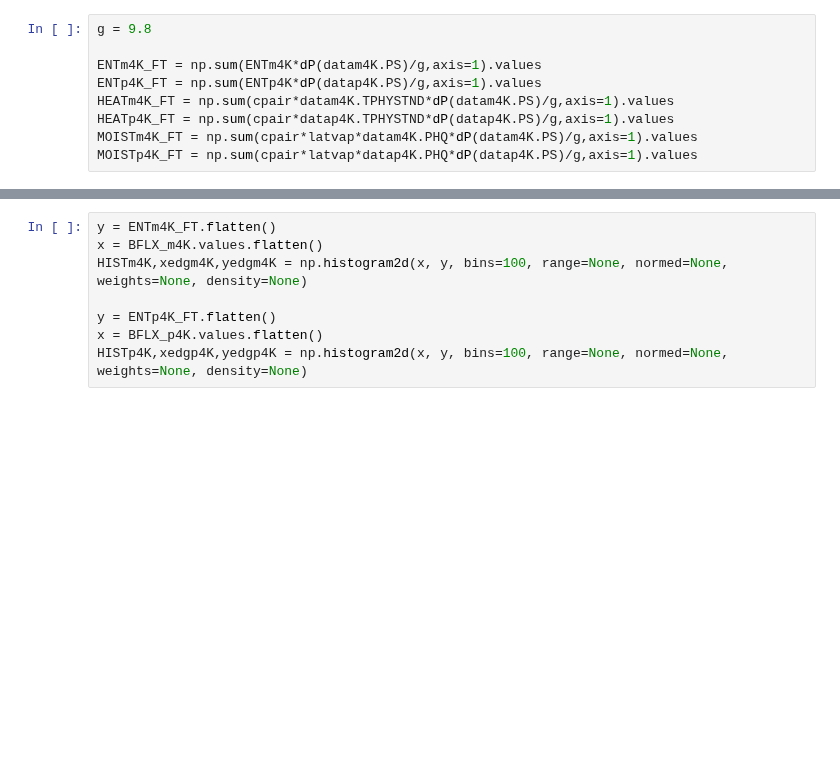
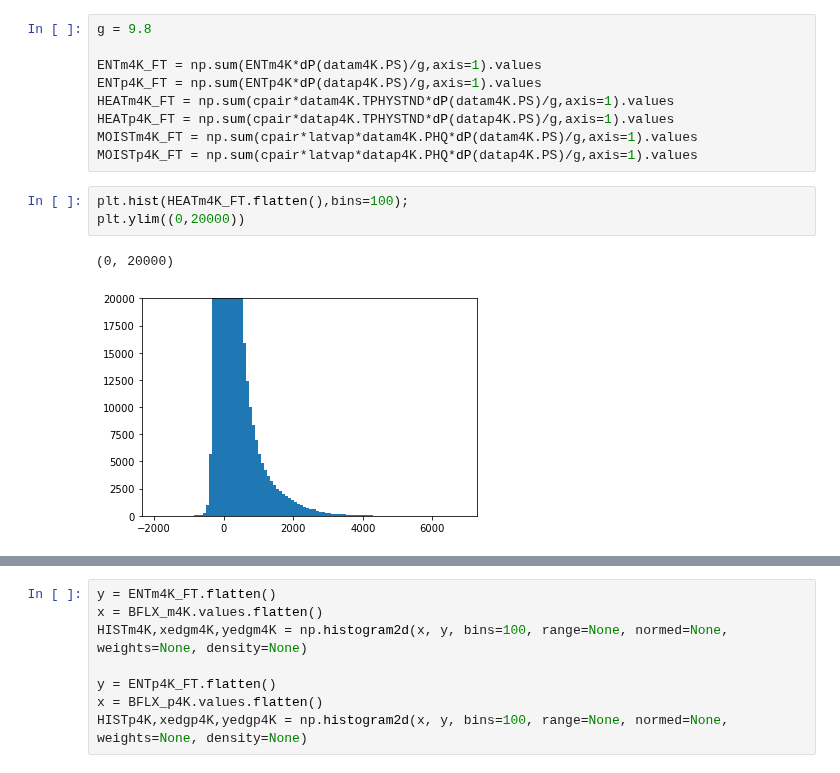
Before and after one commit to wallingTACC/CBRAIN-CAM, a Jupyter notebook: notebooks/tbeucler_devlog/038_Output_normalization_Buoyancy_separation.ipynb, the cells around one changed output, grey strips where cells are left out. Saved outputs shown, nothing was run; the diff lists cells and outputs as text; blank space fills up the shorter version.

```diff
--- a/notebooks/tbeucler_devlog/038_Output_normalization_Buoyancy_separation.ipynb
+++ b/notebooks/tbeucler_devlog/038_Output_normalization_Buoyancy_separation.ipynb
@@ -328,3 +328,9 @@ HEATm4K_FT = np.sum(cpair*datam4K.TPHYSTND*dP(datam4K.PS)/g,axis=1).values
 HEATp4K_FT = np.sum(cpair*datap4K.TPHYSTND*dP(datap4K.PS)/g,axis=1).values
 MOISTm4K_FT = np.sum(cpair*latvap*datam4K.PHQ*dP(datam4K.PS)/g,axis=1).values
 MOISTp4K_FT = np.sum(cpair*latvap*datap4K.PHQ*dP(datap4K.PS)/g,axis=1).values
+# %%
+plt.hist(HEATm4K_FT.flatten(),bins=100);
+plt.ylim((0,20000))
+# %% [output]
+(0, 20000)
+[figure, added]
```
Also changed, not shown: parts of 70 cells of this notebook.
